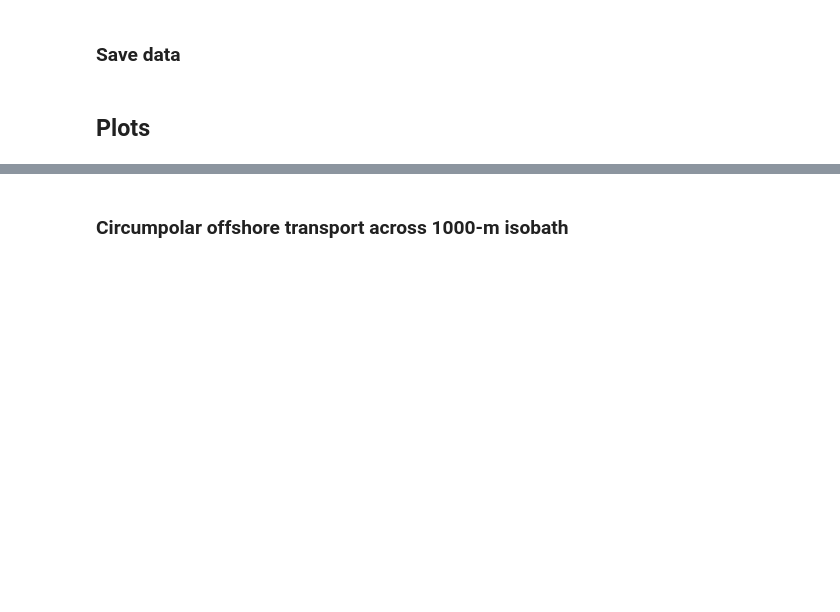
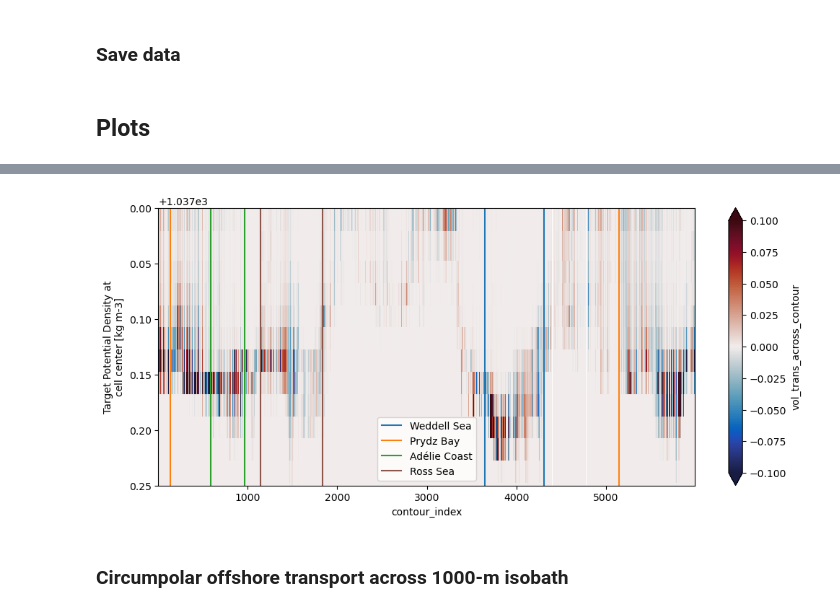
Before and after one commit to schmidt-christina/mom6_comparison, a Jupyter notebook: Shelf_export_calculation.ipynb, the cells around one changed output, grey strips where cells are left out. Cells and saved outputs as stored; diff of their text form; code cells hidden in the pictures; blank space fills up the shorter version.

```diff
--- a/Shelf_export_calculation.ipynb
+++ b/Shelf_export_calculation.ipynb
@@ -226,3 +288,18 @@ plt.show()
+# %%
+plt.figure(figsize=(12, 5))
+vol_trans_across_contour.mean('time').plot(vmin=-.1, vmax=.1, cmap=cmo.balance)
+plt.ylim(1037.25, 1037.0)
+
+col = ['tab:blue', 'tab:orange', 'tab:green', 'tab:brown']
+for a, area_text in enumerate(DSW_region['name']):
+    plt.axvline(vol_trans_across_contour.contour_index[DSW_region['ind_iso_min'][a]],
+                color=col[a], label=DSW_region['name_long'][a])
+    plt.axvline(vol_trans_across_contour.contour_index[DSW_region['ind_iso_max'][a]],
+                color=col[a])
+plt.legend()
+plt.show()
+# %% [output]
+[figure, added]
 # %% [markdown]
 ### Circumpolar offshore transport across 1000-m isobath
 # %%
```
Also changed, not shown: parts of 16 cells of this notebook.
